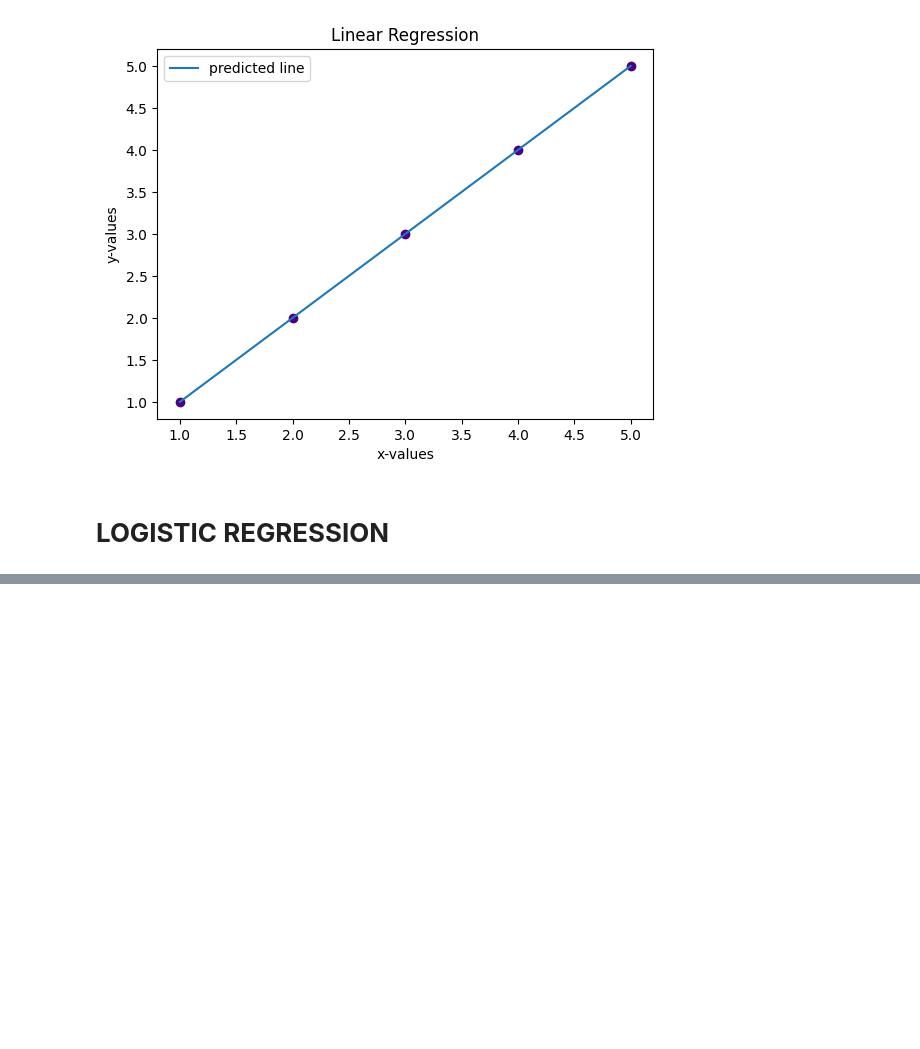
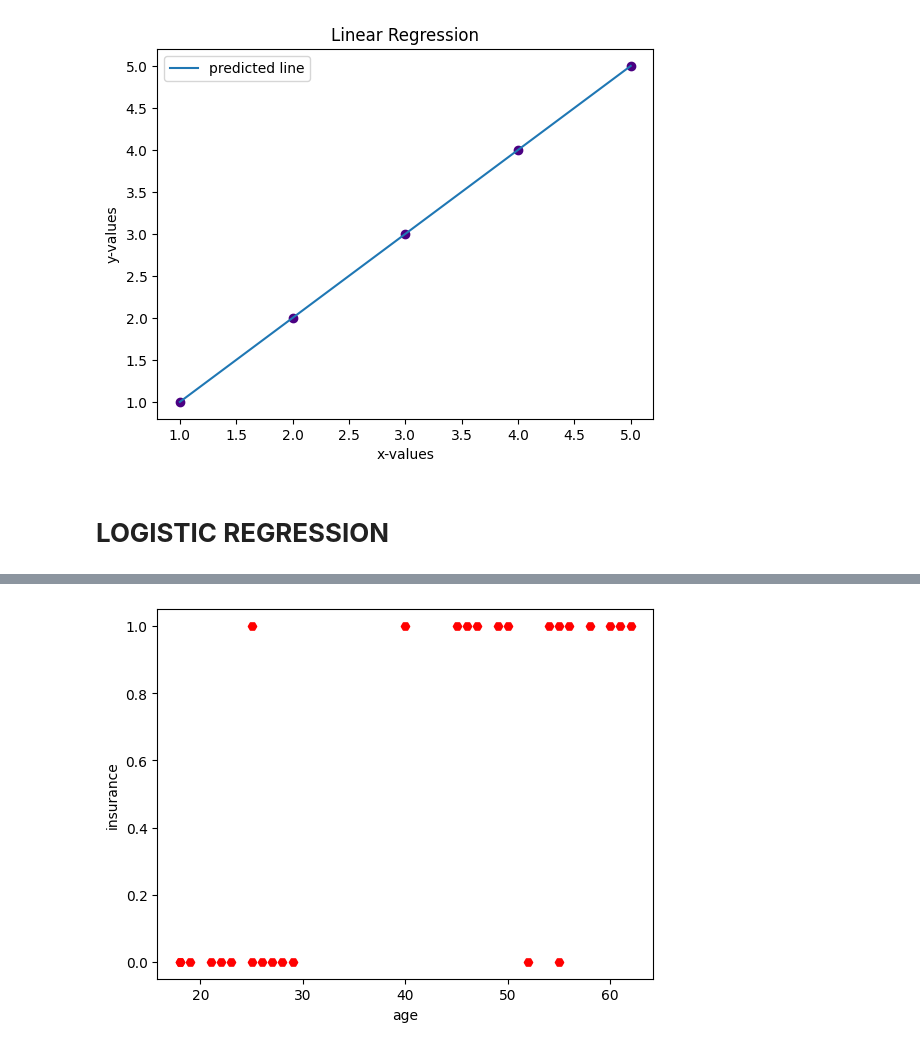
Before and after one commit to lokeshneerasa/MACHINE-LEARNING, a Jupyter notebook: MACHINE_LEARNING.ipynb, the cells around one changed output, grey strips where cells are left out. Drawn from its saved outputs; the diff is of its cells as text; code cells hidden in the pictures; blank space fills up the shorter version.

```diff
--- a/MACHINE_LEARNING.ipynb
+++ b/MACHINE_LEARNING.ipynb
@@ -2285,0 +2309,17 @@ Mean Absolute Error: 0.0
+# %%
+#Ex:2 Plotting the dataset
+import pandas as pd
+from matplotlib import pyplot as plt
+
+#Loading the dataset
+df=pd.read_csv("insurance_data.csv")
+
+#plotting the dataset
+plt.scatter(df.age,df.bought_insurance,marker='H',color='red')
+
+plt.xlabel('age')
+plt.ylabel('insurance')
+
+plt.show()
+# %% [output]
+[figure, added]
```
Also changed, not shown: parts of 29 cells of this notebook.
